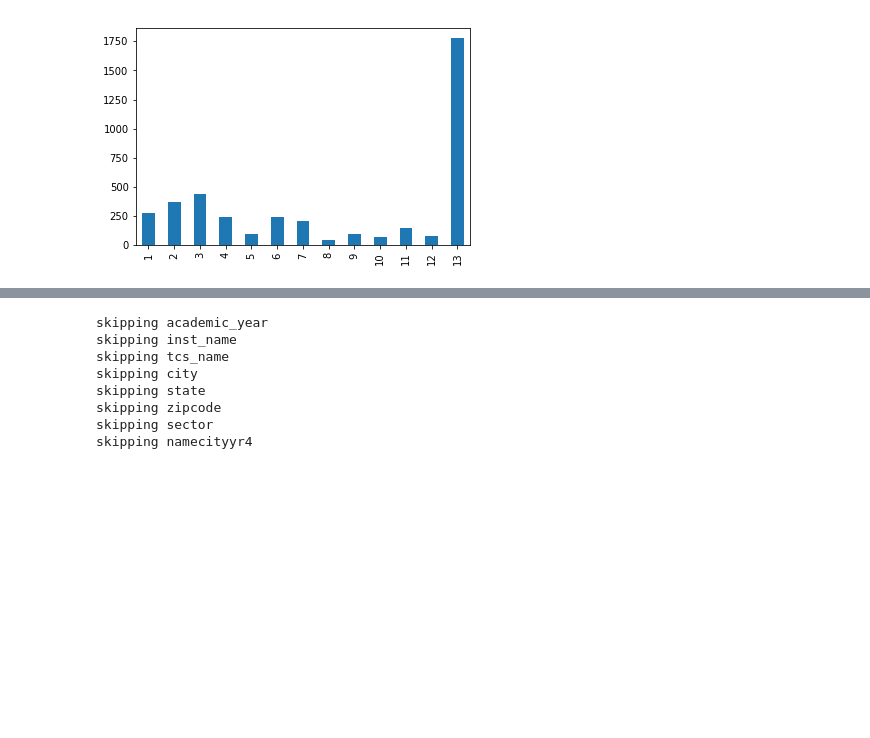
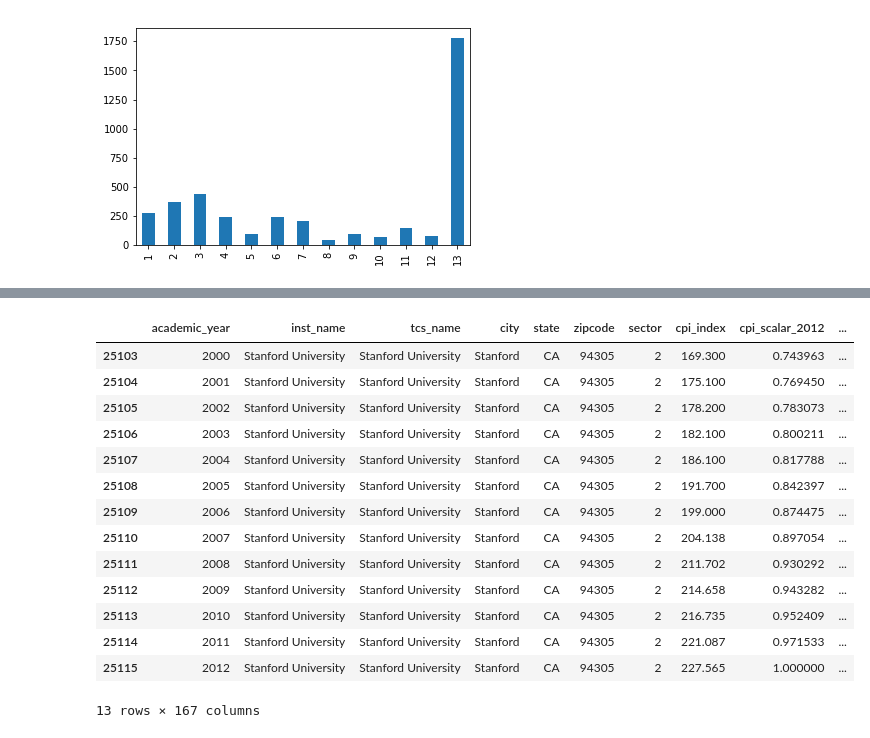
Before and after one commit to yunlinz/datathon, a Jupyter notebook: college_financials2.ipynb, the cells around one changed output, grey strips where cells are left out. Cells and saved outputs as stored; diff of their text form; code cells hidden in the pictures; blank space fills up the shorter version.

```diff
--- a/college_financials2.ipynb
+++ b/college_financials2.ipynb
@@ -37,21 +53,23 @@ final_df = joined[joined['namecitycnt'] == 13].drop('namecitycnt', axis=1)
+# %%
+final_df[final_df['inst_name'] == 'Stanford University']
+# %% [output]
+|  | academic_year | inst_name | tcs_name | city | state | zipcode | sector | cpi_index | cpi_scalar_2012 | ... |
+| 25103 | 2000 | Stanford University | Stanford University | Stanford | CA | 94305 | 2 | 169.300 | 0.743963 | ... |
+| 25104 | 2001 | Stanford University | Stanford University | Stanford | CA | 94305 | 2 | 175.100 | 0.769450 | ... |
+| 25105 | 2002 | Stanford University | Stanford University | Stanford | CA | 94305 | 2 | 178.200 | 0.783073 | ... |
+| 25106 | 2003 | Stanford University | Stanford University | Stanford | CA | 94305 | 2 | 182.100 | 0.800211 | ... |
+| 25107 | 2004 | Stanford University | Stanford University | Stanford | CA | 94305 | 2 | 186.100 | 0.817788 | ... |
+| 25108 | 2005 | Stanford University | Stanford University | Stanford | CA | 94305 | 2 | 191.700 | 0.842397 | ... |
+| 25109 | 2006 | Stanford University | Stanford University | Stanford | CA | 94305 | 2 | 199.000 | 0.874475 | ... |
+| 25110 | 2007 | Stanford University | Stanford University | Stanford | CA | 94305 | 2 | 204.138 | 0.897054 | ... |
+| 25111 | 2008 | Stanford University | Stanford University | Stanford | CA | 94305 | 2 | 211.702 | 0.930292 | ... |
+| 25112 | 2009 | Stanford University | Stanford University | Stanford | CA | 94305 | 2 | 214.658 | 0.943282 | ... |
+| 25113 | 2010 | Stanford University | Stanford University | Stanford | CA | 94305 | 2 | 216.735 | 0.952409 | ... |
+| 25114 | 2011 | Stanford University | Stanford University | Stanford | CA | 94305 | 2 | 221.087 | 0.971533 | ... |
+| 25115 | 2012 | Stanford University | Stanford University | Stanford | CA | 94305 | 2 | 227.565 | 1.000000 | ... |
+13 rows × 167 columns
 # %%
 final_df.to_csv('data/college_financials_only4yr_only13.csv')
-# %%
-for c in final_df.columns:
-    if final_df[c].dtype in (object, np.int64):
-        print('skipping {}'.format(c))
-        continue
-    final_df['{}_prev'.format(c)] = final_df[c].shift(1)
-    final_df['{}_change'.format(c)] = (final_df[c] - final_df['{}_prev'.format(c)]) / final_df['{}_prev'.format(c)]
-# %% [output]
-skipping academic_year
-skipping inst_name
-skipping tcs_name
-skipping city
-skipping state
-skipping zipcode
-skipping sector
-skipping namecityyr4
 # %%
 for c in final_df.columns:
     if final_df[c].dtype in (object, np.int64):
```
Also changed, not shown: parts of 2 cells of this notebook, 1 other file.
